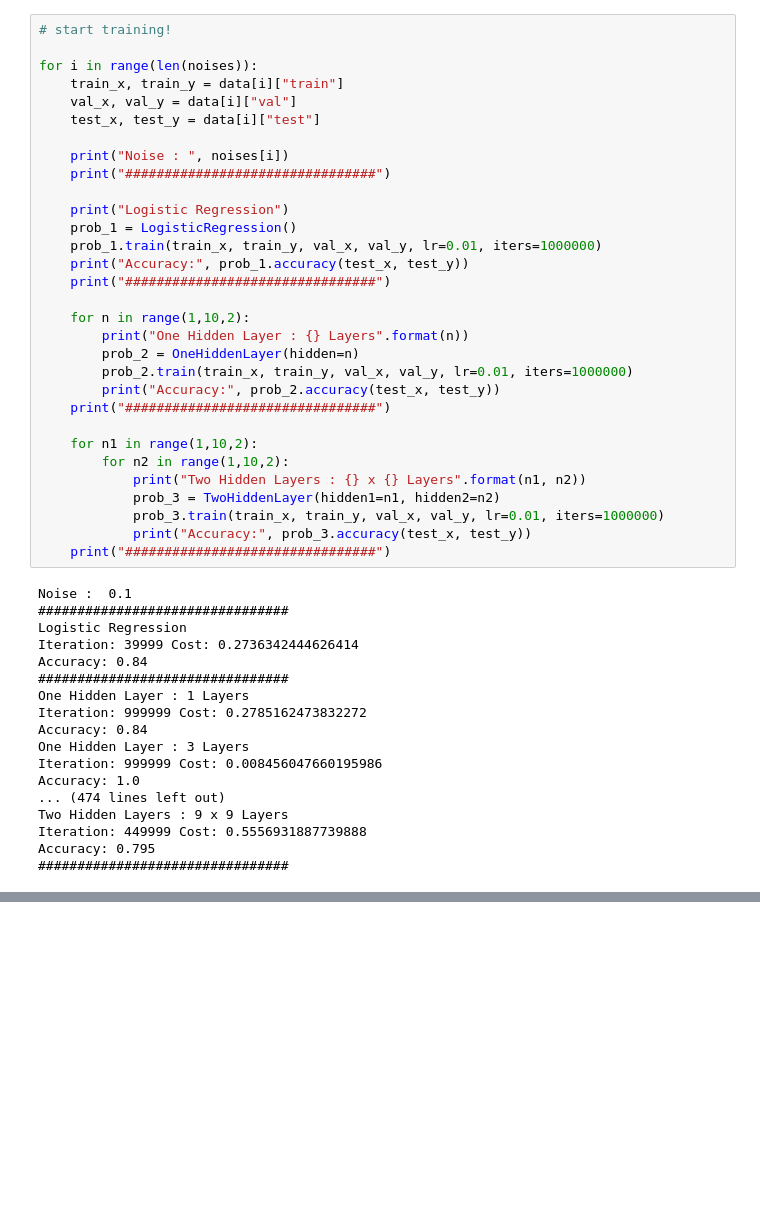
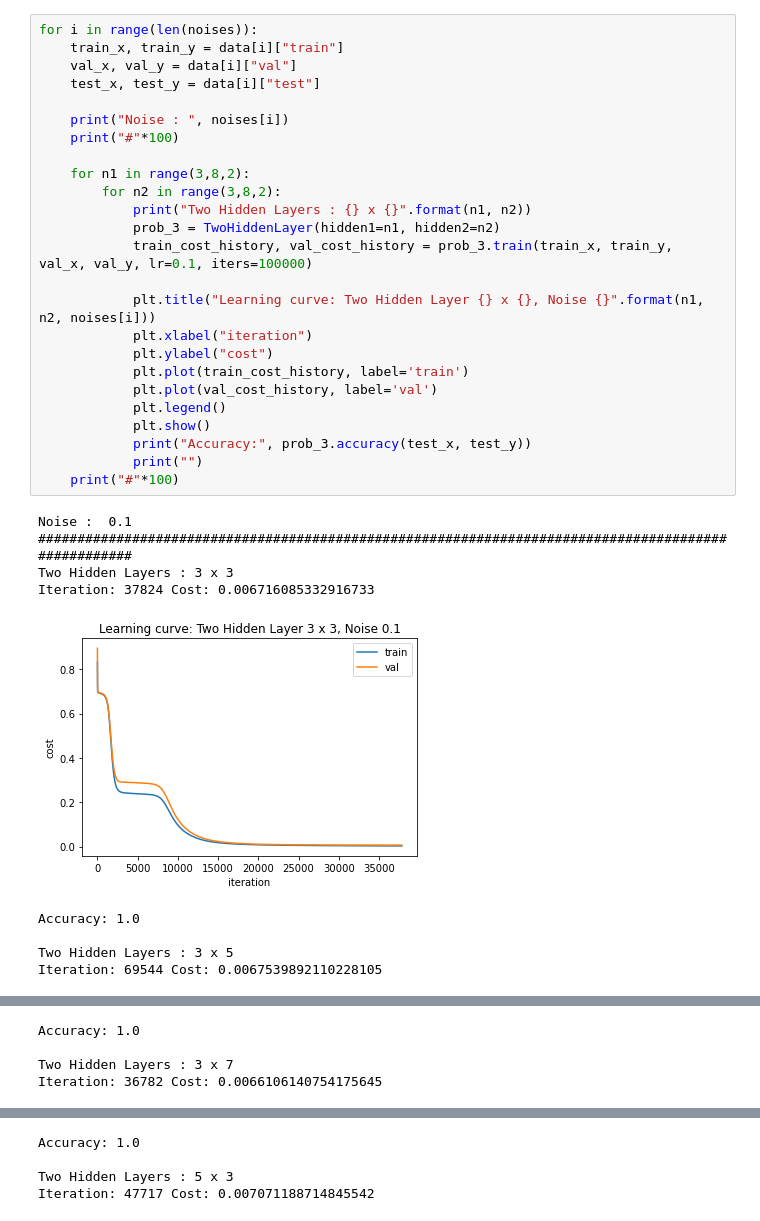
Before and after one commit to imnotkind/hands-on-dl, a Jupyter notebook: assn1/assn1.ipynb, the cells around one changed output, grey strips where cells are left out. Drawn from its saved outputs; the diff is of its cells as text; blank space fills up the shorter version.

```diff
--- a/assn1/assn1.ipynb
+++ b/assn1/assn1.ipynb
@@ -459,49 +825,35 @@ for i in range(len(noises)):
 # %%
-# start training!
-
 for i in range(len(noises)):
     train_x, train_y = data[i]["train"]
     val_x, val_y = data[i]["val"]
     test_x, test_y = data[i]["test"]
 
     print("Noise : ", noises[i])
-    print("################################")
+    print("#"*100)
 
-    print("Logistic Regression")
-    prob_1 = LogisticRegression()
-    prob_1.train(train_x, train_y, val_x, val_y, lr=0.01, iters=1000000)
-    print("Accuracy:", prob_1.accuracy(test_x, test_y))
-    print("################################")
+    for n1 in range(3,8,2):
+        for n2 in range(3,8,2):
+            print("Two Hidden Layers : {} x {}".format(n1, n2))
+            prob_3 = TwoHiddenLayer(hidden1=n1, hidden2=n2)
+            train_cost_history, val_cost_history = prob_3.train(train_x, train_y, val_x, val_y, lr=0.1, iters=100000)
 
-    for n in range(1,10,2):
-        print("One Hidden Layer : {} Layers".format(n))
-        prob_2 = OneHiddenLayer(hidden=n)
-        prob_2.train(train_x, train_y, val_x, val_y, lr=0.01, iters=1000000)
-        print("Accuracy:", prob_2.accuracy(test_x, test_y))
-    print("################################")
-
-    for n1 in range(1,10,2):
-        for n2 in range(1,10,2):
-            print("Two Hidden Layers : {} x {} Layers".format(n1, n2))
-            prob_3 = TwoHiddenLayer(hidden1=n1, hidden2=n2)
-            prob_3.train(train_x, train_y, val_x, val_y, lr=0.01, iters=1000000)
+            plt.title("Learning curve: Two Hidden Layer {} x {}, Noise {}".format(n1, n2, noises[i]))
+            plt.xlabel("iteration")
+            plt.ylabel("cost")
+            plt.plot(train_cost_history, label='train')
+            plt.plot(val_cost_history, label='val')
+            plt.legend()
+            plt.show()
             print("Accuracy:", prob_3.accuracy(test_x, test_y))
-    print("################################")
+            print("")
+    print("#"*100)
 # %% [output]
 Noise :  0.1
-################################
-Logistic Regression
-Iteration: 39999 Cost: 0.2736342444626414
-Accuracy: 0.84
-################################
-One Hidden Layer : 1 Layers
-Iteration: 999999 Cost: 0.2785162473832272
-Accuracy: 0.84
-One Hidden Layer : 3 Layers
-Iteration: 999999 Cost: 0.008456047660195986
-Accuracy: 1.0
-... (474 lines left out)
-Two Hidden Layers : 9 x 9 Layers
-Iteration: 449999 Cost: 0.5556931887739888
-Accuracy: 0.795
-################################
+####################################################################################################
+Two Hidden Layers : 3 x 3
+Iteration: 37824 Cost: 0.006716085332916733
+[figure, added]
+Accuracy: 1.0
+
+Two Hidden Layers : 3 x 5
+Iteration: 69544 Cost: 0.0067539892110228105
@@ -507,0 +861,4 @@ Accuracy: 0.795
+Accuracy: 1.0
+
+Two Hidden Layers : 3 x 7
+Iteration: 36782 Cost: 0.0066106140754175645
@@ -507,0 +866,4 @@ Accuracy: 0.795
+Accuracy: 1.0
+
+Two Hidden Layers : 5 x 3
+Iteration: 47717 Cost: 0.007071188714845542
```
Also changed, not shown: parts of 17 cells of this notebook, 1 other file.
